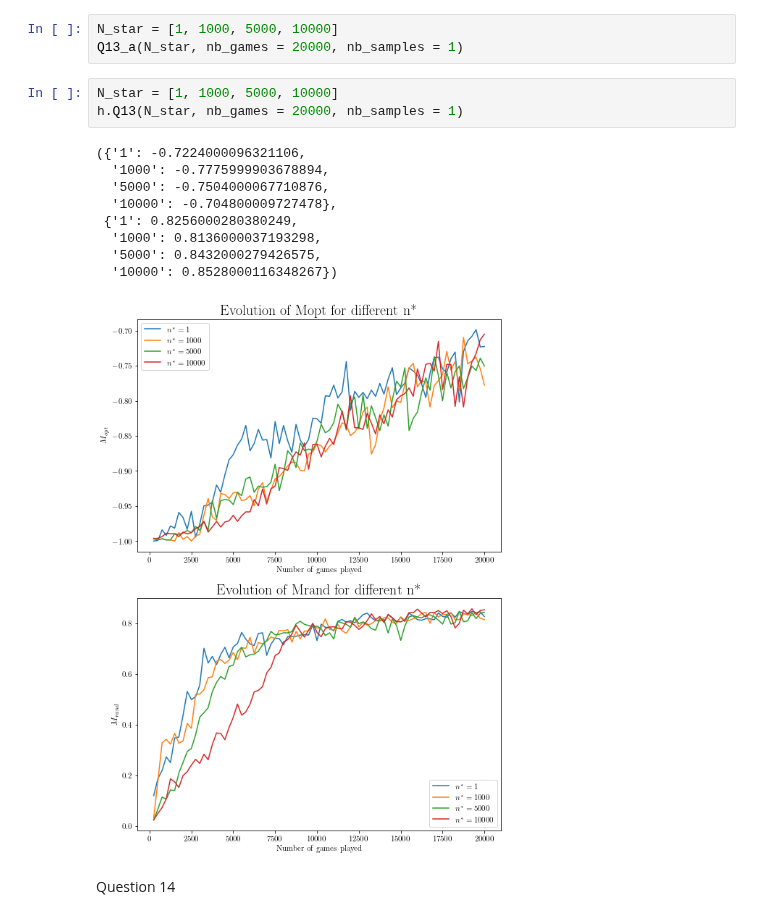
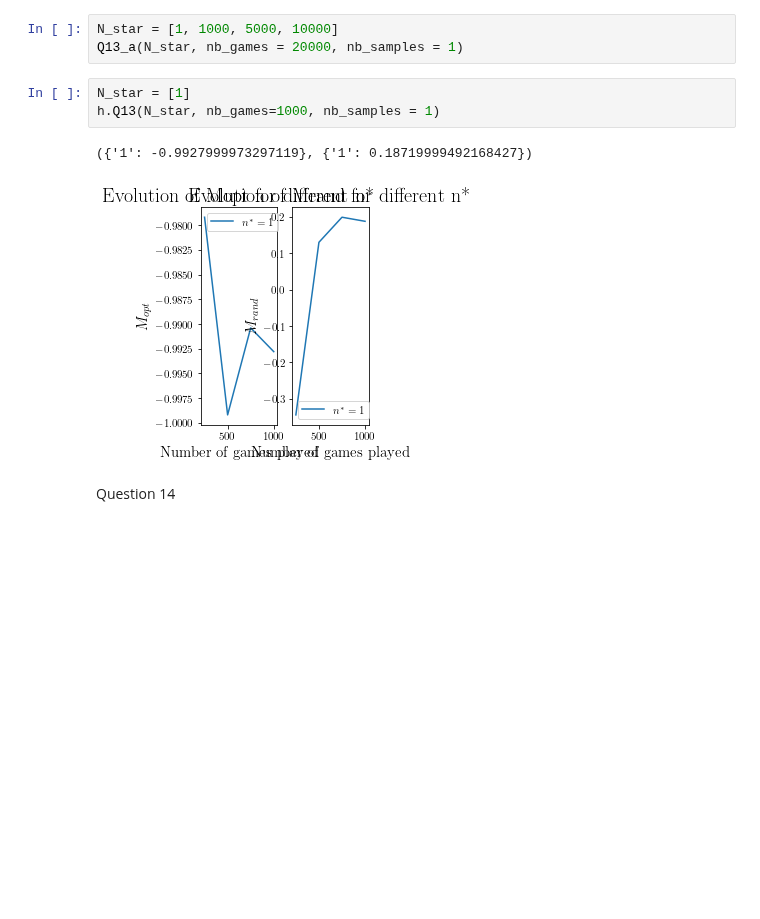
Before and after one commit to louisPoulain/ANN_NIM, a Jupyter notebook: DQN 3.ipynb, the cells around one changed output. Saved outputs shown, nothing was run; the diff lists cells and outputs as text; blank space fills up the shorter version.

```diff
--- a/DQN 3.ipynb
+++ b/DQN 3.ipynb
@@ -156,17 +172,10 @@ def Q13_a(N_star, nb_games = 20000, eps_min = 0.1, eps_max = 0.8,  GAMMA = 0.99,
 N_star = [1, 1000, 5000, 10000]
 Q13_a(N_star, nb_games = 20000, nb_samples = 1)
 # %%
-N_star = [1, 1000, 5000, 10000]
-h.Q13(N_star, nb_games = 20000, nb_samples = 1)
+N_star = [1]
+h.Q13(N_star, nb_games=1000, nb_samples = 1)
 # %% [output]
-({'1': -0.7224000096321106,
-  '1000': -0.7775999903678894,
-  '5000': -0.7504000067710876,
-  '10000': -0.704800009727478},
- {'1': 0.8256000280380249,
-  '1000': 0.8136000037193298,
-  '5000': 0.8432000279426575,
-  '10000': 0.8528000116348267})
+({'1': -0.9927999973297119}, {'1': 0.18719999492168427})
-[figure, old version]
+[figure, new version]
 # %% [markdown]
 Question 14
```
Also changed, not shown: parts of 4 cells of this notebook, 18 other files.
